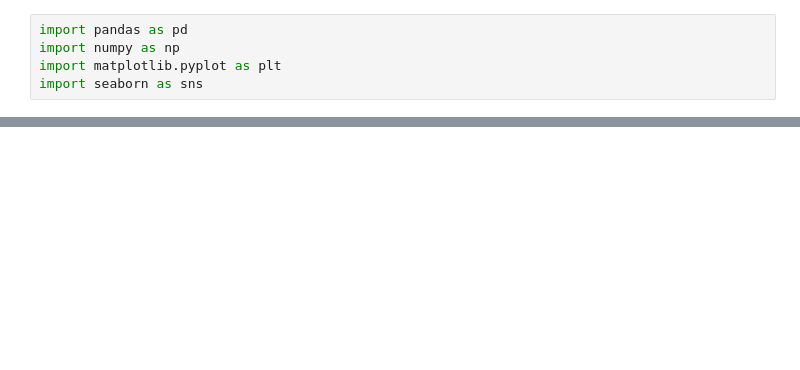
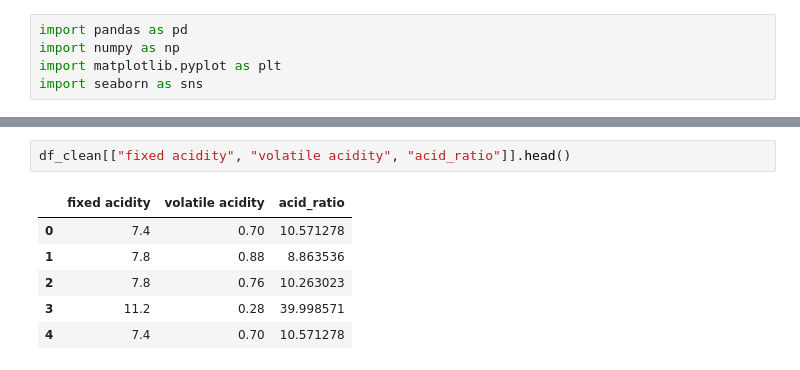
Before and after one commit to martinrozsahegyi/Beadand--g-pi-tanul-s--s-adattudom-ny, a Jupyter notebook: main.ipynb, the cells around one changed output, grey strips where cells are left out. Saved outputs shown, nothing was run; the diff lists cells and outputs as text; blank space fills up the shorter version.

```diff
--- a/main.ipynb
+++ b/main.ipynb
@@ -94,0 +97,9 @@ Outlierek eltávolítása után: (20, 6)
+# %%
+df_clean[["fixed acidity", "volatile acidity", "acid_ratio"]].head()
+# %% [output]
+|  | fixed acidity | volatile acidity | acid_ratio |
+| 0 | 7.4 | 0.70 | 10.571278 |
+| 1 | 7.8 | 0.88 | 8.863536 |
+| 2 | 7.8 | 0.76 | 10.263023 |
+| 3 | 11.2 | 0.28 | 39.998571 |
+| 4 | 7.4 | 0.70 | 10.571278 |
```
Also changed, not shown: parts of 30 cells of this notebook, 9 other files.
